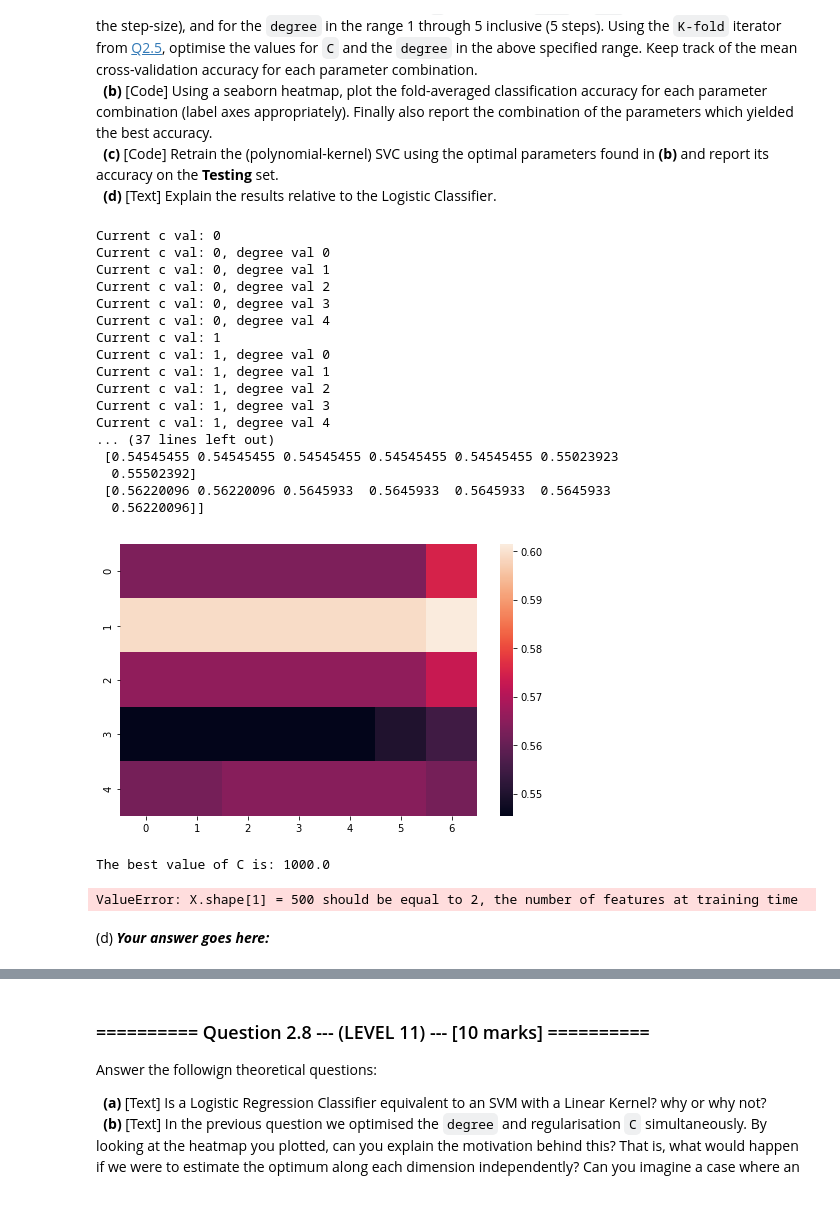
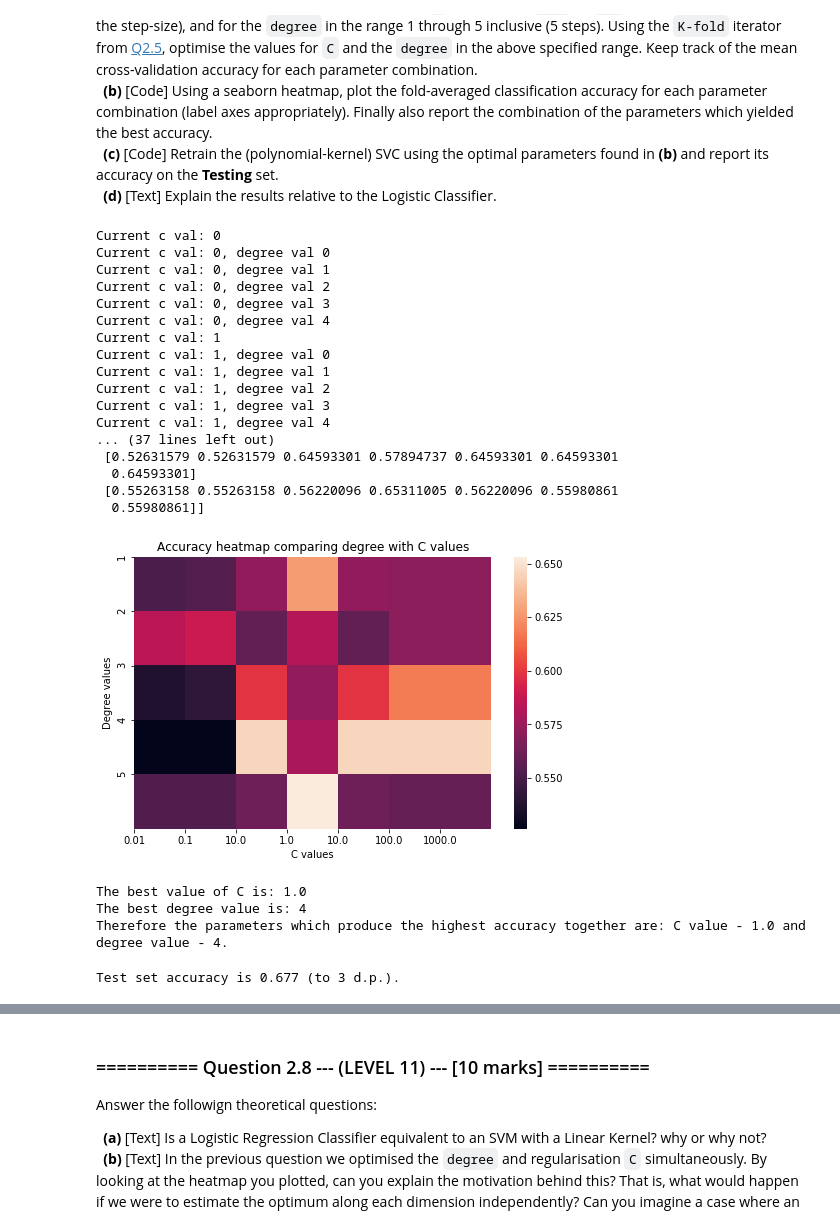
Before and after one commit to ZeroSum24/IAML2018, a Jupyter notebook: Assignments/03_A_ObjectRecognition.ipynb, the cells around one changed output, grey strips where cells are left out. Drawn from its saved outputs; the diff is of its cells as text; code cells hidden in the pictures.

```diff
--- a/Assignments/03_A_ObjectRecognition.ipynb
+++ b/Assignments/03_A_ObjectRecognition.ipynb
@@ -704,6 +704,14 @@ Let us now explore the polynomial SVM further. We will go back to using the **FU
 &nbsp;&nbsp;**(d)** [Text] Explain the results relative to the Logistic Classifier.
 # %%
 # (a) # Defining an appropriate search space for C, brute forcing all combinations for poly svm and reporting best:
+
+# Matrix of independent features variables
+X_train = images_B_Train.drop(columns=['is_person'], axis=1).values
+X_test = images_B_Test.drop(columns=['is_person'], axis=1).values
+
+# Vector of dependent variables
+y_train = images_B_Train['is_person'].values
+y_test = images_B_Test['is_person'].values
 
 # initialising loop values
 no_folds = 5
@@ -745,49 +753,66 @@ Current c val: 1, degree val 2
 Current c val: 1, degree val 3
 Current c val: 1, degree val 4
 ... (37 lines left out)
- [0.54545455 0.54545455 0.54545455 0.54545455 0.54545455 0.55023923
-  0.55502392]
- [0.56220096 0.56220096 0.5645933  0.5645933  0.5645933  0.5645933
-  0.56220096]]
+ [0.52631579 0.52631579 0.64593301 0.57894737 0.64593301 0.64593301
+  0.64593301]
+ [0.55263158 0.55263158 0.56220096 0.65311005 0.56220096 0.55980861
+  0.55980861]]
 # %%
 # (b) # Plotting the fold-averaged classification accuracy and showing the parameters with the best accuracy:
 
 fold_class_acc = []
 
 # looping for each c value
 for i in range(len(c_vals)):
     # adding the mean of the
     fold_class_acc.append(np.mean(accuracy_track[:,i]))
 
 # converting fold acc to numpy and reshaping
 fold_class_acc = np.array(fold_class_acc)
 fold_class_acc = fold_class_acc.reshape(7,1)
 
 # Plotting the heatmap figure
 plt.figure(figsize=(8,5))
 sns.heatmap(accuracy_track)
+
+# Updating the title and axis labels
+plt.title("Accuracy heatmap comparing degree with C values")
+plt.xlabel("C values")
+plt.ylabel("Degree values")
+
+# Updating the axis values
+plt.xticks([0,1,2,3,4,5,6], c_vals)
+plt.yticks([0,1,2,3,4], [1,2,3,4,5])
+
+# displaying the heatmap
 plt.show()
 
 # Printing the best parameters
-print("The best value of C is: {0}".format(c_vals[np.argmax(np.mean(accuracy_track,0))]))
+best_c_val = c_vals[np.argmax(np.mean(accuracy_track,0))]
+print("The best value of C is: {0}".format(best_c_val))
+
+# calculating by finding the index of the row with the highest (max of) max value
+degree = np.argmax(list(map(lambda x: max(x), accuracy_track)))
+print("The best degree value is: {0}".format(degree))
+
+print("Therefore the parameters which produce the highest accuracy together are: C value - {0} and degree value - {1}."
+          .format(best_c_val, degree))
 # %% [output]
-[figure, old version]
+[figure, new version]
-The best value of C is: 1000.0
+The best value of C is: 1.0
+The best degree value is: 4
+Therefore the parameters which produce the highest accuracy together are: C value - 1.0 and degree value - 4.
 # %%
 # (c) # Retrain the (polynomial-kernel) SVC using the optimal parameters:
 
-degree = 1 # as it has the highest accuracy values
-
 # Fitting the optimal poly cvm
-svm_poly_opt = SVC(kernel='poly', degree=degree, C=1000)
+svm_poly_opt = SVC(kernel='poly', degree=degree, C=best_c_val)
 svm_poly_opt.fit(X_train, y_train)
 
 # Calculating the accuracy on the test set
 accuracy_test = svm_poly_opt.score(X=X_test, y=y_test)
 
 # Printing the test set accuracy
-print("Test set accuracy is {:.3g}".format(accuracy_test))
+print("Test set accuracy is {:.3g} (to 3 d.p.).".format(accuracy_test))
 # %% [output]
-ValueError: X.shape[1] = 500 should be equal to 2, the number of features at training time
+Test set accuracy is 0.677 (to 3 d.p.).
-# %% [markdown]
-(d) ***Your answer goes here:***
```
Also changed, not shown: parts of 1 cell of this notebook.
